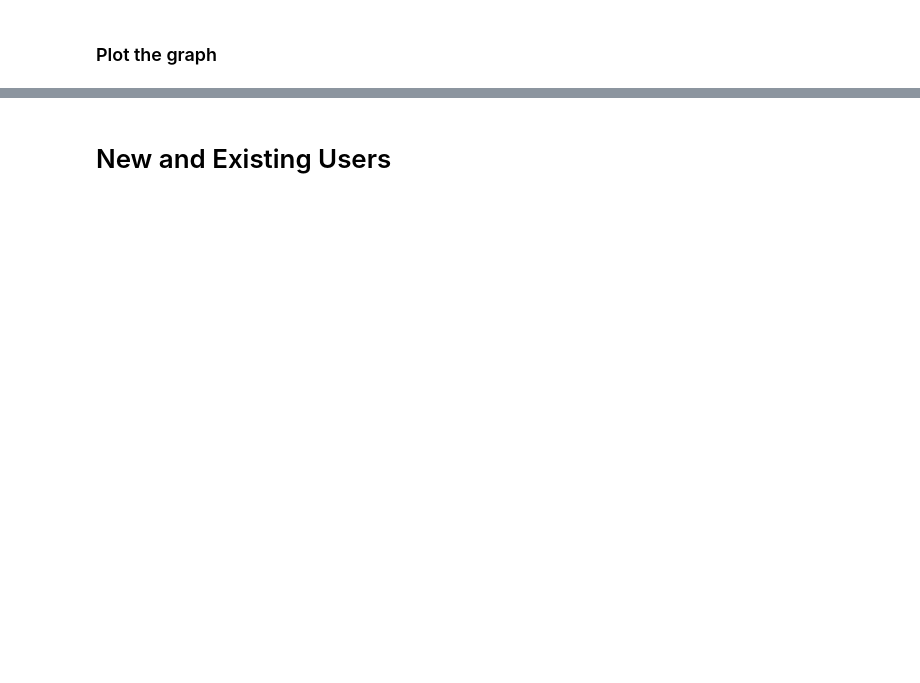
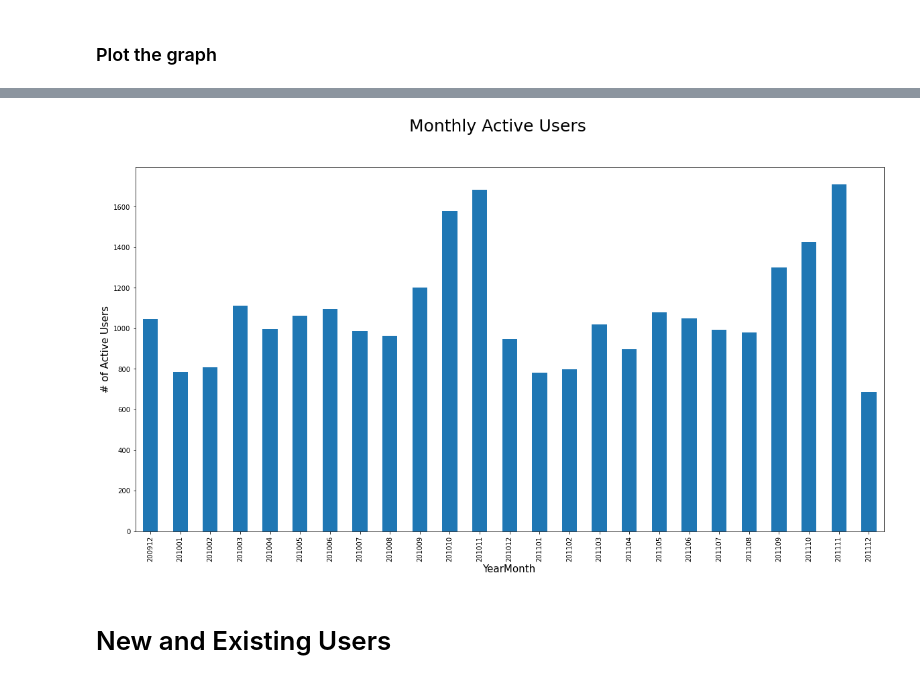
Before and after one commit to jarviscanada/jarvis_data_eng_AndresOsorio, a Jupyter notebook: python_data_wrangling/retail_data_analytics_wrangling.ipynb, the cells around one changed output, grey strips where cells are left out. Drawn from its saved outputs; the diff is of its cells as text; code cells hidden in the pictures; blank space fills up the shorter version.

```diff
--- a/python_data_wrangling/retail_data_analytics_wrangling.ipynb
+++ b/python_data_wrangling/retail_data_analytics_wrangling.ipynb
@@ -231,0 +330,5 @@ ax.set_ylabel('Growth %', fontsize = 15);
+# %%
+retail_tmp = retail_df.copy()
+retail_tmp['dates'] = dates
+customers = retail_tmp[['dates', 'customer_id']]
+customers.head()
@@ -231,0 +344,3 @@ ax.set_ylabel('Growth %', fontsize = 15);
+# %%
+unique_customers = customers.groupby(['dates', 'customer_id'], as_index = False)[['customer_id']].count()
+unique_customers.head(25)
@@ -231,0 +377,3 @@ ax.set_ylabel('Growth %', fontsize = 15);
+# %%
+users_month = unique_customers.groupby('dates').count()
+users_month
@@ -232,3 +399,11 @@ ax.set_ylabel('Growth %', fontsize = 15);
+# %%
+ax = users_month.plot.bar(figsize = (20, 10));
+ax.set_xlabel('YearMonth', fontsize = 15);
+ax.set_ylabel('# of Active Users', fontsize = 15);
+ax.get_legend().remove()
+plt.suptitle('Monthly Active Users', fontsize = 25);
+# %% [output]
+[figure, added]
 # %% [markdown]
 # New and Existing Users
 # %% [markdown]
```
Also changed, not shown: parts of 29 cells of this notebook.
